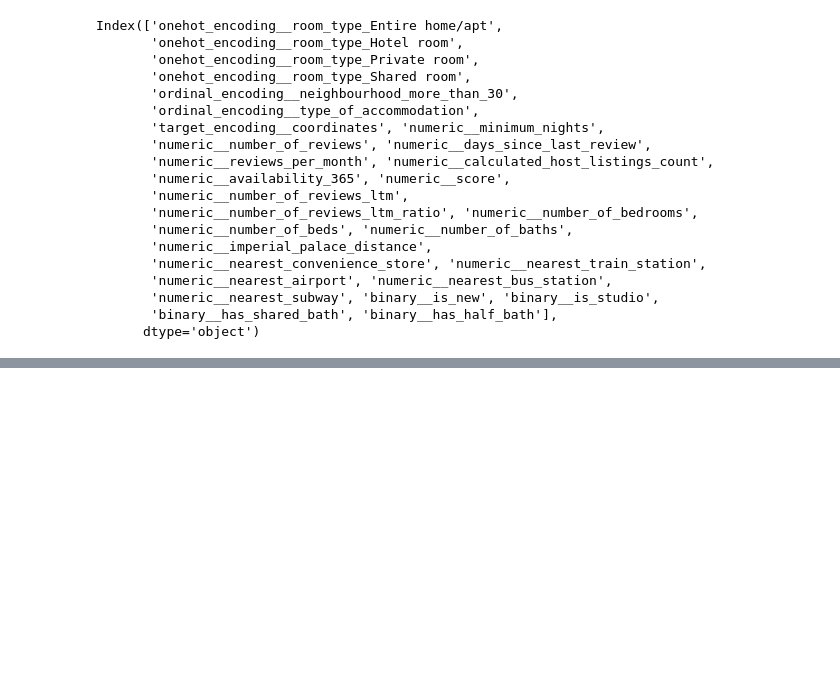
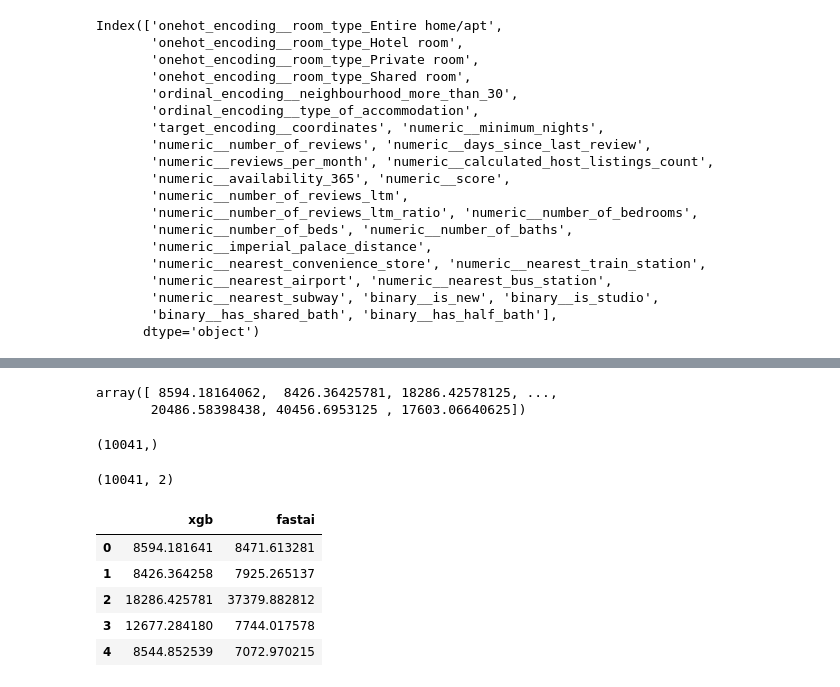
Before and after one commit to lmassaron/Advanced_Analytics_for_Business, a Jupyter notebook: chapter_12/chapter_12.ipynb, the cells around one changed output, grey strips where cells are left out. Cells and saved outputs as stored; diff of their text form; code cells hidden in the pictures; blank space fills up the shorter version.

```diff
--- a/chapter_12/chapter_12.ipynb
+++ b/chapter_12/chapter_12.ipynb
@@ -187,0 +217,25 @@ plt.show()
+# %%
+xgb_oof_preds
+# %% [output]
+array([ 8594.18164062,  8426.36425781, 18286.42578125, ...,
+       20486.58398438, 40456.6953125 , 17603.06640625])
+# %%
+xgb_oof_preds.shape
+# %% [output]
+(10041,)
+# %%
+# look at average fastai predictions above and below 70k predictions for XGBoost
+
+combo = np.transpose(np.array([xgb_oof_preds,dnn_oof_preds]))
+print(combo.shape)
+
+df = pd.DataFrame(combo, columns = ['xgb','fastai'])
+df.head()
+# %% [output]
+(10041, 2)
+|  | xgb | fastai |
+| 0 | 8594.181641 | 8471.613281 |
+| 1 | 8426.364258 | 7925.265137 |
+| 2 | 18286.425781 | 37379.882812 |
+| 3 | 12677.284180 | 7744.017578 |
+| 4 | 8544.852539 | 7072.970215 |
```
Also changed, not shown: parts of 9 cells of this notebook.
